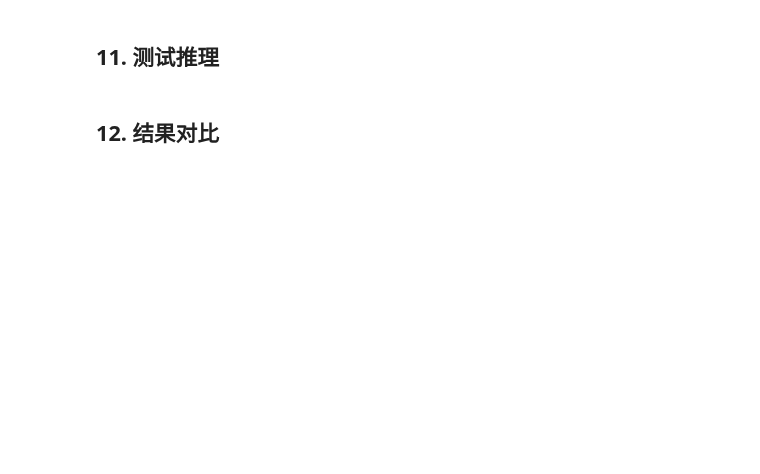
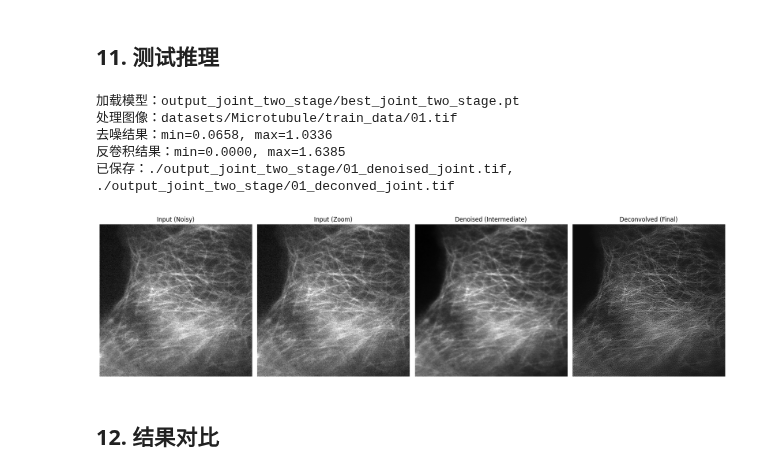
Before and after one commit to Cambridgebit/ZSDeconvNet-Pytorch, a Jupyter notebook: joint_training_two_stage.ipynb, the cells around one changed output. Saved outputs shown, nothing was run; the diff lists cells and outputs as text; code cells hidden in the pictures; blank space fills up the shorter version.

```diff
--- a/joint_training_two_stage.ipynb
+++ b/joint_training_two_stage.ipynb
@@ -640,12 +675,20 @@ checkpoint_path, history = train_joint_two_stage(
 # %% [markdown]
 ## 11. 测试推理
 # %%
+checkpoint_path = "output_joint_two_stage/best_joint_two_stage.pt"
 # 使用训练好的模型进行推理
 denoised_path, deconv_path, denoised_np, deconv_np = infer_joint(
     image_path=IMAGE_PATH,
     checkpoint_path=checkpoint_path,
     out_dir=OUT_DIR,
 )
+# %% [output]
+加载模型：output_joint_two_stage/best_joint_two_stage.pt
+处理图像：datasets/Microtubule/train_data/01.tif
+去噪结果：min=0.0658, max=1.0336
+反卷积结果：min=0.0000, max=1.6385
+已保存：./output_joint_two_stage/01_denoised_joint.tif, ./output_joint_two_stage/01_deconved_joint.tif
+[figure, added]
 # %% [markdown]
 ## 12. 结果对比
 # %%
```
Also changed, not shown: parts of 4 cells of this notebook, 1 other file.
